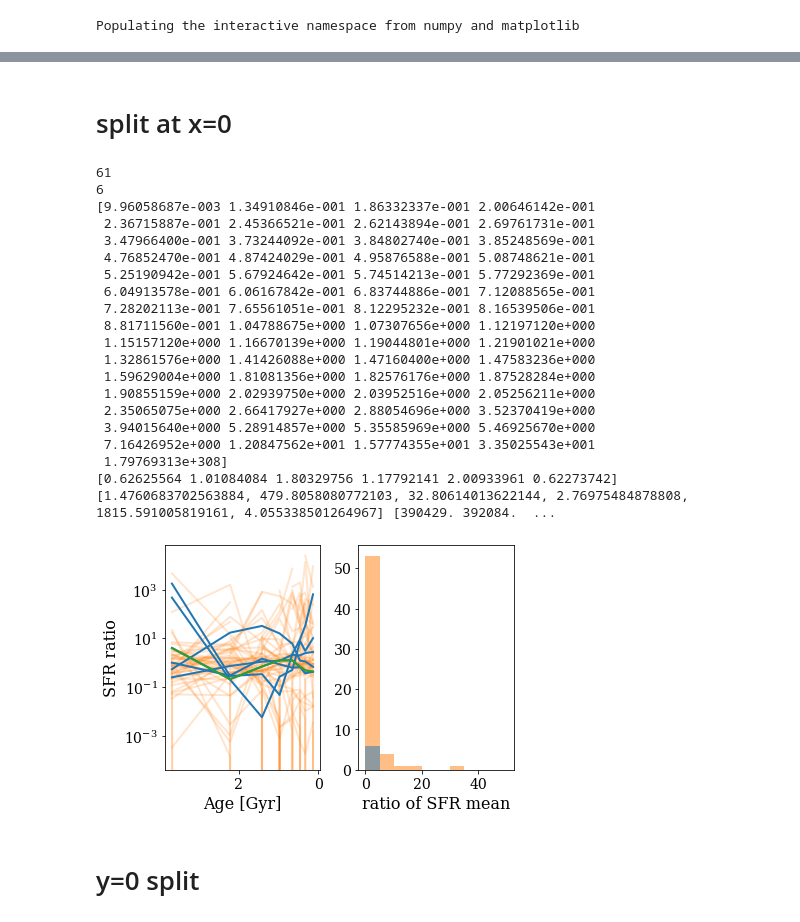
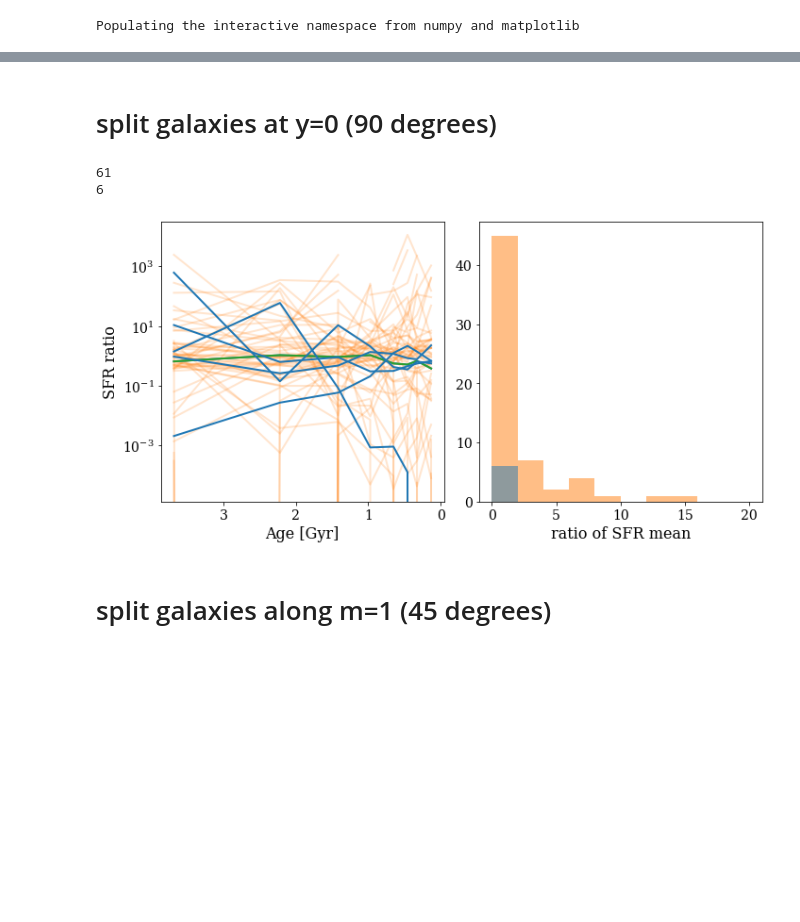
Before and after one commit to ekta1224/IllustrisAD, a Jupyter notebook: phast/SFR_ratios_Cycle29.ipynb, the cells around one changed output, grey strips where cells are left out. Saved outputs shown, nothing was run; the diff lists cells and outputs as text; code cells hidden in the pictures; blank space fills up the shorter version.

```diff
--- a/phast/SFR_ratios_Cycle29.ipynb
+++ b/phast/SFR_ratios_Cycle29.ipynb
@@ -7,7 +74,7 @@ Populating the interactive namespace from numpy and matplotlib
 # %% [markdown]
-# split at x=0
+# split galaxies at y=0 (90 degrees)
 # %%
-plt.figure()
+plt.figure(figsize=(10,5))
 ax = subplot(121)
 ax2 = subplot(122)
 ids0 = np.loadtxt('M31analogs_noMM8Gyr_mstar.txt') #61
@@ -21,7 +88,7 @@ MM_avg = []
 
 for id in ids0:
     id = int(id)
-    data = np.loadtxt('%s_SFR_time_avg_norecentMM_x0split.txt'%id)
+    data = np.loadtxt('%s_SFR_time_avg_norecentMM_y0split.txt'%id)
     ratio = data[:,1]/data[:,2]
     noMM_avg.append(np.mean(data[:,1])/np.mean(data[:,2]))
     times = list(data[:,0])
@@ -29,65 +96,40 @@ for id in ids0:
     ax.plot(times,ratio,color='C1',alpha=0.2)
 
 ids = np.loadtxt('M31analogs_MM1_4Gyr_mstar.txt')
 print(len(ids))
 
 for id in ids:
     id = int(id)
-    data = np.loadtxt('%s_SFR_time_avg_recentMM_x0split.txt'%id)
+    data = np.loadtxt('%s_SFR_time_avg_recentMM_y0split.txt'%id)
     ratio = data[:,1]/data[:,2]
     MM_avg.append(np.mean(data[:,1])/np.mean(data[:,2]))
     times = list(data[:,0])
     MM_max.append(np.max(ratio))
     ax.plot(times,ratio,color='C0', lw=2)
-    if id == 413061:
+    if id == 390429:
         ax.plot(times,ratio,color='C2', lw=2)
 
 ax.set_yscale("log")
 ax.invert_xaxis()
-#plt.legend()
 ax.set_xlabel('Age [Gyr]')
 ax.set_ylabel('SFR ratio')
-#plt.ylim(1e-6, 1e4)
 #ax.set_ylim(0,10000)
 
 
 
-# noMM_max = np.nan_to_num(noMM_max)
-# MM_max = np.nan_to_num(MM_max)
-# ax2.hist(noMM_max, bins=20,range=(0,10000), color='C1')
-# ax2.hist(MM_max, bins=20,range=(0,10000), color='C0')
-# ax2.set_xscale("log")
-
 noMM_avg = np.nan_to_num(noMM_avg)
 MM_avg = np.nan_to_num(MM_avg)
-ax2.hist(noMM_avg, bins=10,range=(0,50), color='C1',alpha=0.5)
-ax2.hist(MM_avg, bins=10, range=(0,50),color='C0',alpha=0.5)
+ax2.hist(noMM_avg, bins=10,range=(0,20), color='C1',alpha=0.5)
+ax2.hist(MM_avg, bins=10, range=(0,20),color='C0',alpha=0.5)
 ax2.set_xlabel('ratio of SFR mean')
 
-print(np.sort(noMM_avg))
-print(MM_avg, MM_max, ids)
+#print(np.sort(noMM_avg), np.sort(MM_avg))
+#print(MM_avg, MM_max, ids)
 plt.tight_layout()
 # %% [output]
 61
 6
-[9.96058687e-003 1.34910846e-001 1.86332337e-001 2.00646142e-001
- 2.36715887e-001 2.45366521e-001 2.62143894e-001 2.69761731e-001
- 3.47966400e-001 3.73244092e-001 3.84802740e-001 3.85248569e-001
- 4.76852470e-001 4.87424029e-001 4.95876588e-001 5.08748621e-001
- 5.25190942e-001 5.67924642e-001 5.74514213e-001 5.77292369e-001
- 6.04913578e-001 6.06167842e-001 6.83744886e-001 7.12088565e-001
- 7.28202113e-001 7.65561051e-001 8.12295232e-001 8.16539506e-001
- 8.81711560e-001 1.04788675e+000 1.07307656e+000 1.12197120e+000
- 1.15157120e+000 1.16670139e+000 1.19044801e+000 1.21901021e+000
- 1.32861576e+000 1.41426088e+000 1.47160400e+000 1.47583236e+000
- 1.59629004e+000 1.81081356e+000 1.82576176e+000 1.87528284e+000
- 1.90855159e+000 2.02939750e+000 2.03952516e+000 2.05256211e+000
- 2.35065075e+000 2.66417927e+000 2.88054696e+000 3.52370419e+000
- 3.94015640e+000 5.28914857e+000 5.35585969e+000 5.46925670e+000
- 7.16426952e+000 1.20847562e+001 1.57774355e+001 3.35025543e+001
- 1.79769313e+308]
-[0.62625564 1.01084084 1.80329756 1.17792141 2.00933961 0.62273742] [1.4760683702563884, 479.8058080772103, 32.80614013622144, 2.76975484878808, 1815.591005819161, 4.055338501264967] [390429. 392084.  ...
-[figure, old version]
+[figure, new version]
-# %% [markdown]
-# y=0 split
+# %% [markdown]
+# split galaxies along m=1 (45 degrees)
 # %%
```
Also changed, not shown: parts of 7 cells of this notebook.
